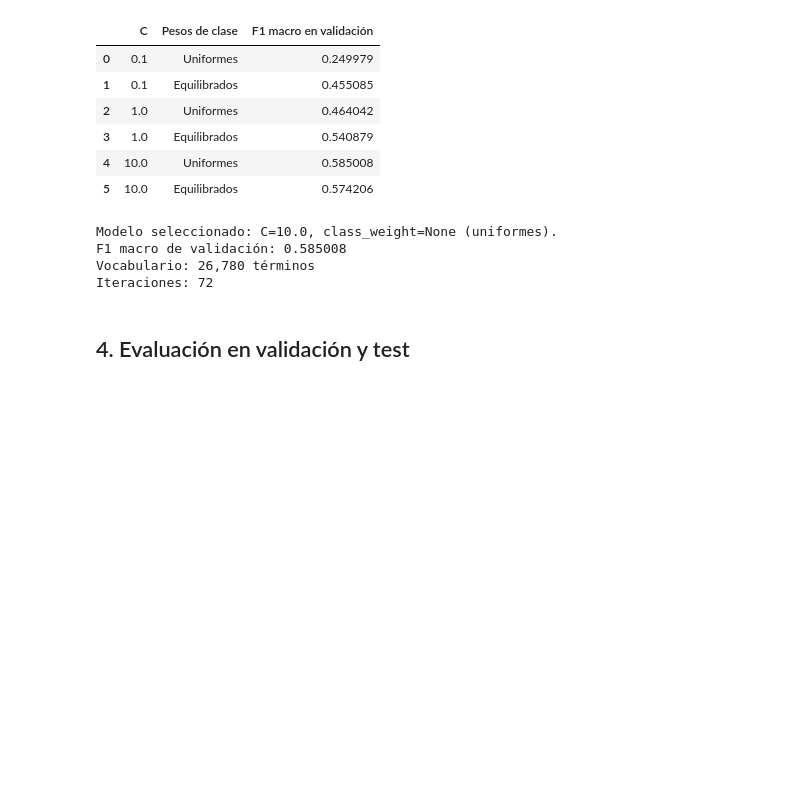
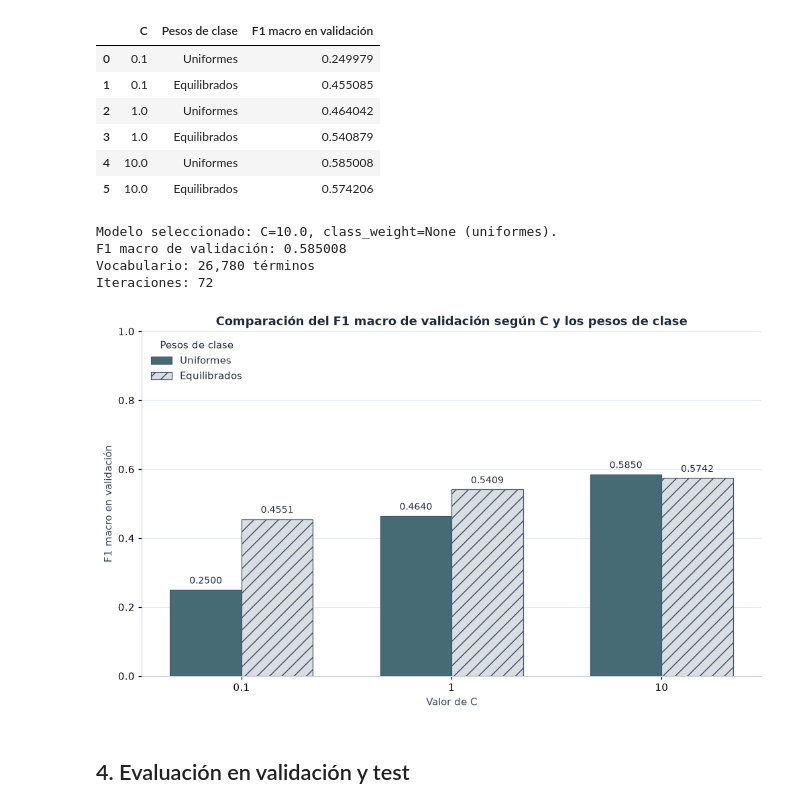
Before and after one commit to Joletuar/ecuador-einvoice-classifier, a Jupyter notebook: ml/notebooks/04_model_training_validation.ipynb, the cells around one changed output. Saved outputs shown, nothing was run; the diff lists cells and outputs as text; code cells hidden in the pictures; blank space fills up the shorter version.

Commit message:
feat: add selection validation figure

```diff
--- a/ml/notebooks/04_model_training_validation.ipynb
+++ b/ml/notebooks/04_model_training_validation.ipynb
@@ -121,9 +121,9 @@ plt.rcParams.update(
     }
 )
 # %%
-def generate_and_save_figure(figure, name: str) -> None:
+def generate_and_save_figure(figure, name: str, dpi: int = 150) -> None:
     """Guarda, muestra y cierra la figura."""
-    figure.savefig(FIGURES_DIR / f"{name}.png", dpi=150, bbox_inches="tight")
+    figure.savefig(FIGURES_DIR / f"{name}.png", dpi=dpi, bbox_inches="tight")
     plt.show()
     plt.close(figure)
 # %% [markdown]
@@ -409,6 +409,50 @@ Modelo seleccionado: C=10.0, class_weight=None (uniformes).
 F1 macro de validación: 0.585008
 Vocabulario: 26,780 términos
 Iteraciones: 72
+# %%
+comparison_scores = selection_results.pivot(
+    index="C", columns="weight_label", values="validation_f1_macro"
+).reindex(index=C_VALUES, columns=["Uniformes", "Equilibrados"])
+
+figure, axis = plt.subplots(figsize=(9, 5.4), layout="constrained")
+positions = np.arange(len(comparison_scores))
+bar_width = 0.34
+bars_by_weight = {}
+
+for offset, weight_label, color, hatch in (
+    (-0.5, "Uniformes", "#466b75", None),
+    (0.5, "Equilibrados", "#d9dee3", "//"),
+):
+    bars = axis.bar(
+        positions + offset * bar_width,
+        comparison_scores[weight_label],
+        width=bar_width,
+        label=weight_label,
+        color=color,
+        edgecolor="#475569",
+        linewidth=0.8,
+        hatch=hatch,
+        zorder=3,
+    )
+    axis.bar_label(bars, fmt="%.4f", padding=4, fontsize=9)
+    bars_by_weight[weight_label] = bars
+
+axis.set(
+    xticks=positions,
+    xticklabels=[f"{value:g}" for value in comparison_scores.index],
+    xlabel="Valor de C",
+    ylabel="F1 macro en validación",
+    ylim=(0, 1),
+    title="Comparación del F1 macro de validación según C y los pesos de clase",
+)
+axis.set_yticks(np.linspace(0, 1, 6))
+axis.set_axisbelow(True)
+axis.grid(axis="y", alpha=0.8)
+axis.legend(title="Pesos de clase", loc="upper left", frameon=False)
+
+generate_and_save_figure(figure, "01_selection_validation", dpi=300)
+# %% [output]
+[figure, added]
 # %% [markdown]
 ## 4. Evaluación en validación y test
 # %% [markdown]
```
Also changed, not shown: parts of 2 cells of this notebook, 6 other files.
